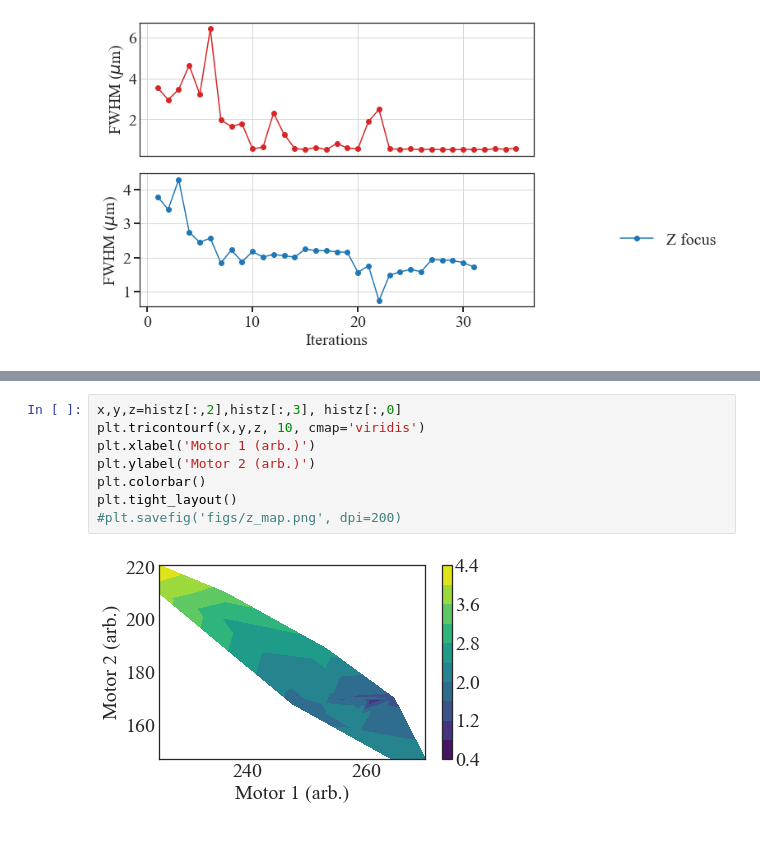
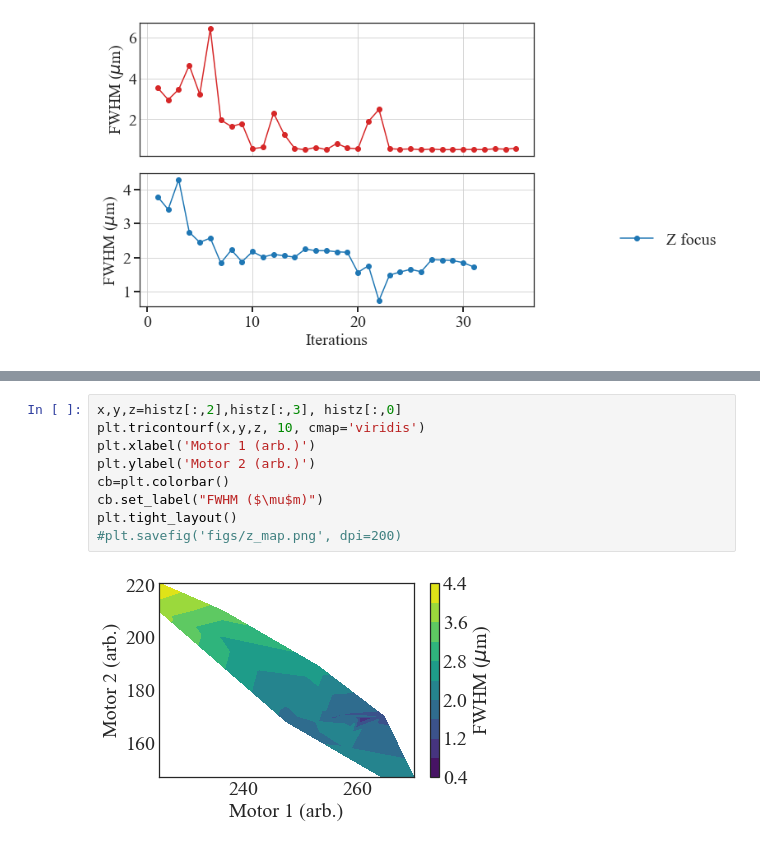
Before and after one commit to mcherukara/plotting, a Jupyter notebook: Plotting.ipynb, the cells around one changed output, grey strips where cells are left out. Cells and saved outputs as stored; diff of their text form.

```diff
--- a/Plotting.ipynb
+++ b/Plotting.ipynb
@@ -72,10 +73,11 @@ plt.tight_layout()
 # %%
 x,y,z=histz[:,2],histz[:,3], histz[:,0]
 plt.tricontourf(x,y,z, 10, cmap='viridis')
 plt.xlabel('Motor 1 (arb.)')
 plt.ylabel('Motor 2 (arb.)')
-plt.colorbar()
+cb=plt.colorbar()
+cb.set_label("FWHM ($\mu$m)")
 plt.tight_layout()
 #plt.savefig('figs/z_map.png', dpi=200)
 # %% [output]
-[figure, old version]
+[figure, new version]
```
Also changed, not shown: parts of 2 cells of this notebook.
